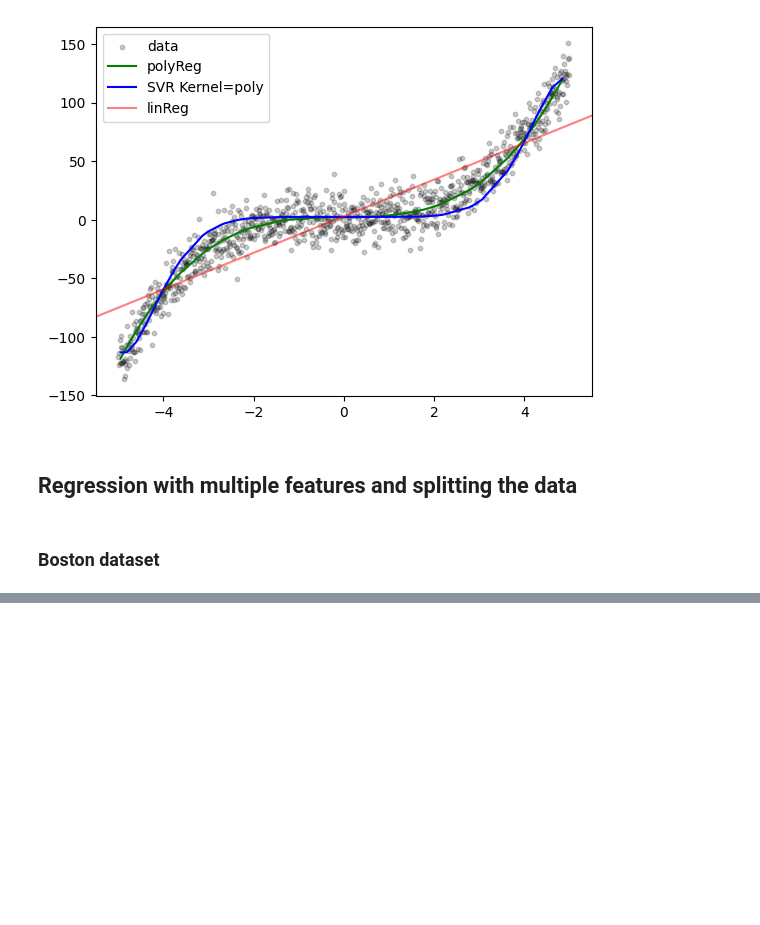
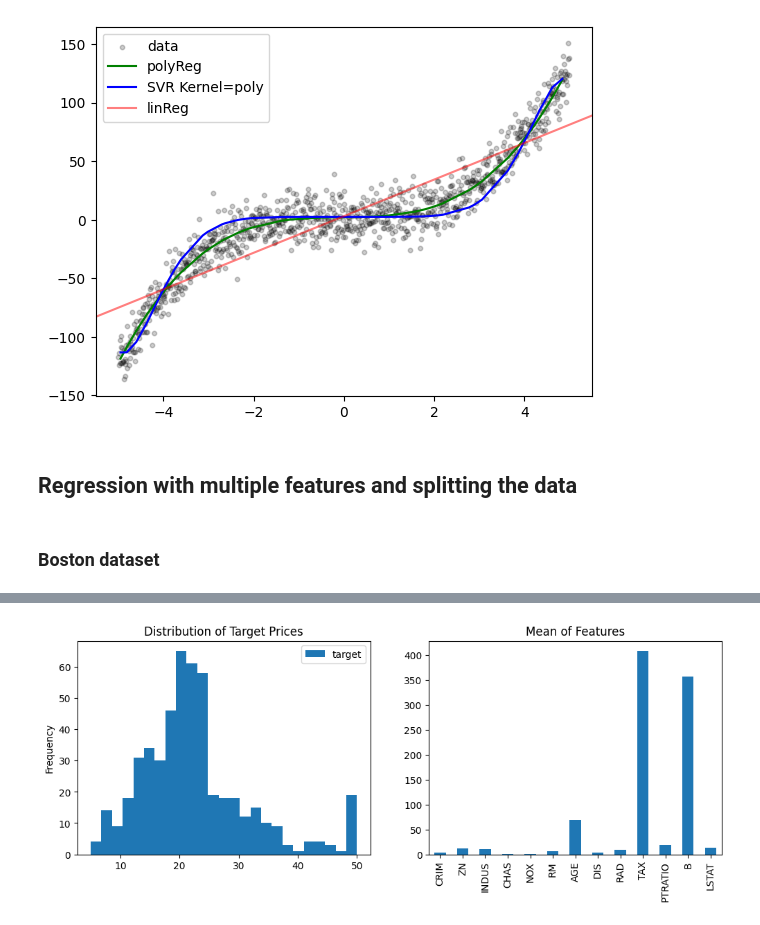
Before and after one commit to Biber76/MachineLearning, a Jupyter notebook: Regression.ipynb, the cells around one changed output, grey strips where cells are left out. Drawn from its saved outputs; the diff is of its cells as text; code cells hidden in the pictures; blank space fills up the shorter version.

Commit message:
Added boston linRegand Feature Imp

```diff
--- a/Regression.ipynb
+++ b/Regression.ipynb
@@ -470,0 +483,5 @@ plt.show()
+# %%
+boston_features_names = df_boston.columns[:-1]
+boston_features_names
+boston_target_name = df_boston.columns[-1:]
+boston_target_name
@@ -470,0 +509,7 @@ plt.show()
+# %%
+fig, ax = plt.subplots(1,2, figsize=(12,4))
+df_boston[boston_target_name].plot(kind='hist', title='Distribution of Target Prices', ax=ax[0], bins=25)
+df_boston[boston_features_names].mean().plot(kind='bar', title='Mean of Features', ax=ax[1])
+fig.show()
+# %% [output]
+[figure, added]
```
Also changed, not shown: parts of 21 cells of this notebook.
